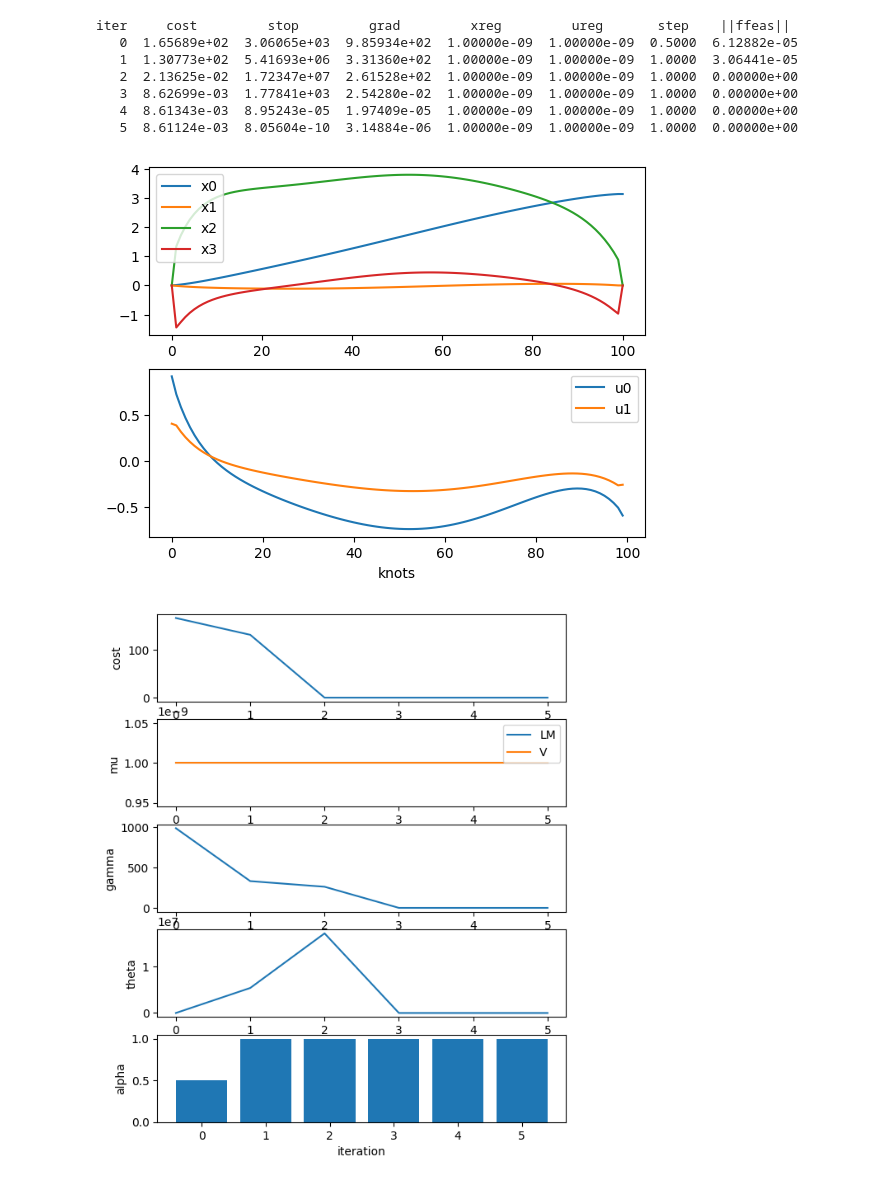
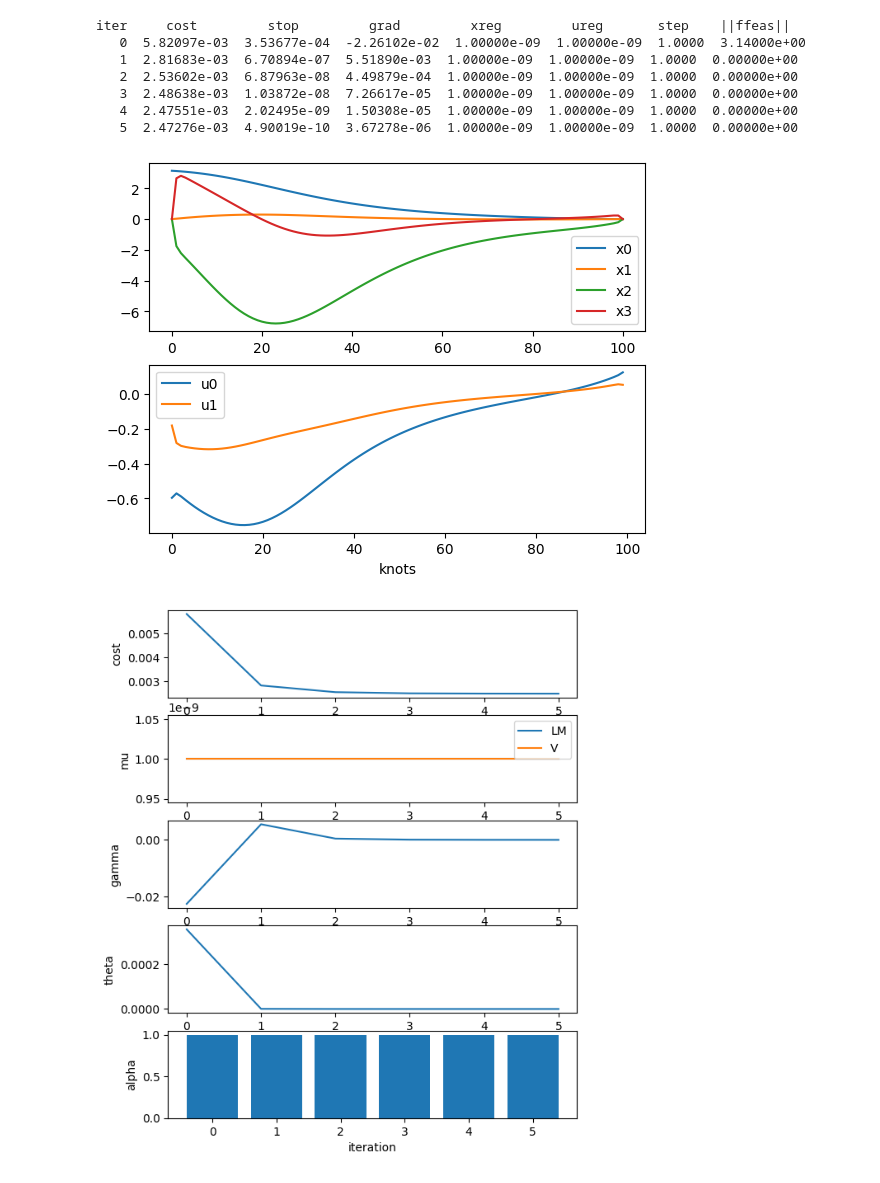
Before and after one commit to OpenAvenues-PickleRobotCompany/manipulator-control, a Jupyter notebook: examples/assignment2.ipynb, the cells around one changed output. Saved outputs shown, nothing was run; the diff lists cells and outputs as text; code cells hidden in the pictures.

```diff
--- a/examples/assignment2.ipynb
+++ b/examples/assignment2.ipynb
@@ -14,43 +14,33 @@ import numpy as np
 import example_robot_data
 from crocoddyl.utils.pendulum import CostModelDoublePendulum, ActuationModelDoublePendulum
 
-os.environ['CROCODDYL_PLOT'] = 'True'
 WITHDISPLAY = 'display' in sys.argv or 'CROCODDYL_DISPLAY' in os.environ
 WITHPLOT = 'plot' in sys.argv or 'CROCODDYL_PLOT' in os.environ
 
 # Loading the double pendulum model
 pendulum = example_robot_data.load('double_pendulum')
 model = pendulum.model
+
 state = crocoddyl.StateMultibody(model)
-
-# Create actuation model for the planar 2R robot (only first two joints)
+#applying a control input (torque or force) to each joint in the robot.
 actuation = crocoddyl.ActuationModelFull(state)
 
-# Cost models for the planar 2R robot
 nu = actuation.nu
 runningCostModel = crocoddyl.CostModelSum(state, nu)
 terminalCostModel = crocoddyl.CostModelSum(state, nu)
 
-# Adding a quadratic velocity cost to the running cost model
-velResidual = crocoddyl.ResidualModelControl(state, nu)
-velActivation = crocoddyl.ActivationModelQuad(nu)
-velCost = crocoddyl.CostModelResidual(state, velActivation, velResidual)
-runningCostModel.addCost("velCost", velCost, 1e-6)
-
-xGoal = state.zero()
-xGoal[:2] = np.array([3.14, 0.])
-
-xResidual = crocoddyl.ResidualModelState(state, xGoal, nu)
+xResidual = crocoddyl.ResidualModelState(state, state.zero(), nu)
 xActivation = crocoddyl.ActivationModelQuad(state.ndx)
 uResidual = crocoddyl.ResidualModelControl(state, nu)
 xRegCost = crocoddyl.CostModelResidual(state, xActivation, xResidual)
 uRegCost = crocoddyl.CostModelResidual(state, uResidual)
+xPendCost = CostModelDoublePendulum(state, crocoddyl.ActivationModelWeightedQuad(np.array([1.] * 4 + [0.1] * 2)), nu)
 
 dt = 1e-2
 
 runningCostModel.addCost("uReg", uRegCost, 1e-4 / dt)
-runningCostModel.addCost("xGoal", xRegCost, 1e-5 / dt)
-terminalCostModel.addCost("xGoal", xRegCost, 100.)
+runningCostModel.addCost("xGoal", xPendCost, 1e-5 / dt)
+terminalCostModel.addCost("xGoal", xPendCost, 100.)
 
 runningModel = crocoddyl.IntegratedActionModelEuler(
     crocoddyl.DifferentialActionModelFreeFwdDynamics(state, actuation, runningCostModel), dt)
@@ -59,45 +49,45 @@ terminalModel = crocoddyl.IntegratedActionModelEuler(
 
 # Creating the shooting problem and the FDDP solver
 T = 100
-x0 = np.array([0, 0., 0., 0.])
+x0 = np.array([3.14, 0., 0., 0.])
 problem = crocoddyl.ShootingProblem(x0, [runningModel] * T, terminalModel)
 solver = crocoddyl.SolverFDDP(problem)
 
 cameraTF = [1.4, 0., 0.2, 0.5, 0.5, 0.5, 0.5]
 if WITHDISPLAY and WITHPLOT:
     display = crocoddyl.GepettoDisplay(pendulum, 4, 4, cameraTF, False)
     solver.setCallbacks([crocoddyl.CallbackLogger(), crocoddyl.CallbackVerbose(), crocoddyl.CallbackDisplay(display)])
 elif WITHDISPLAY:
     display = crocoddyl.GepettoDisplay(pendulum, 4, 4, cameraTF, False)
     solver.setCallbacks([crocoddyl.CallbackVerbose(), crocoddyl.CallbackDisplay(display)])
 elif WITHPLOT:
     solver.setCallbacks([crocoddyl.CallbackLogger(), crocoddyl.CallbackVerbose()])
 else:
     solver.setCallbacks([crocoddyl.CallbackVerbose()])
 
 # Solving the problem with the FDDP solver
 solver.solve()
 
 # Plotting the entire motion
 if WITHPLOT:
     log = solver.getCallbacks()[0]
     crocoddyl.plotOCSolution(log.xs, log.us, figIndex=1, show=False)
     crocoddyl.plotConvergence(log.costs, log.u_regs, log.x_regs, log.grads, log.stops, log.steps, figIndex=2)
 
 # Display the entire motion
 if WITHDISPLAY:
     display = crocoddyl.GepettoDisplay(pendulum, floor=False)
     display.displayFromSolver(solver)
 # %% [output]
 iter     cost         stop         grad         xreg         ureg       step    ||ffeas||
-   0  1.65689e+02  3.06065e+03  9.85934e+02  1.00000e-09  1.00000e-09  0.5000  6.12882e-05
-   1  1.30773e+02  5.41693e+06  3.31360e+02  1.00000e-09  1.00000e-09  1.0000  3.06441e-05
-   2  2.13625e-02  1.72347e+07  2.61528e+02  1.00000e-09  1.00000e-09  1.0000  0.00000e+00
-   3  8.62699e-03  1.77841e+03  2.54280e-02  1.00000e-09  1.00000e-09  1.0000  0.00000e+00
-   4  8.61343e-03  8.95243e-05  1.97409e-05  1.00000e-09  1.00000e-09  1.0000  0.00000e+00
-   5  8.61124e-03  8.05604e-10  3.14884e-06  1.00000e-09  1.00000e-09  1.0000  0.00000e+00
+   0  5.82097e-03  3.53677e-04  -2.26102e-02  1.00000e-09  1.00000e-09  1.0000  3.14000e+00
+   1  2.81683e-03  6.70894e-07  5.51890e-03  1.00000e-09  1.00000e-09  1.0000  0.00000e+00
+   2  2.53602e-03  6.87963e-08  4.49879e-04  1.00000e-09  1.00000e-09  1.0000  0.00000e+00
+   3  2.48638e-03  1.03872e-08  7.26617e-05  1.00000e-09  1.00000e-09  1.0000  0.00000e+00
+   4  2.47551e-03  2.02495e-09  1.50308e-05  1.00000e-09  1.00000e-09  1.0000  0.00000e+00
+   5  2.47276e-03  4.90019e-10  3.67278e-06  1.00000e-09  1.00000e-09  1.0000  0.00000e+00
-[figure, old version]
+[figure, new version]
-[figure, old version]
+[figure, new version]
 # %% [markdown]
 <a style='text-decoration:none;line-height:16px;display:flex;color:#5B5B62;padding:10px;justify-content:end;' href='https://deepnote.com?utm_source=created-in-deepnote-cell&projectId=6c93d499-49c8-4f8f-ae8a-bb30b3a728a5' target="_blank">
 <img alt='Created in deepnote.com' style='display:inline;max-height:16px;margin:0px;margin-right:7.5px;' src='embedded-picture-1' > </img>
```
Also changed, not shown: 1 other file.
